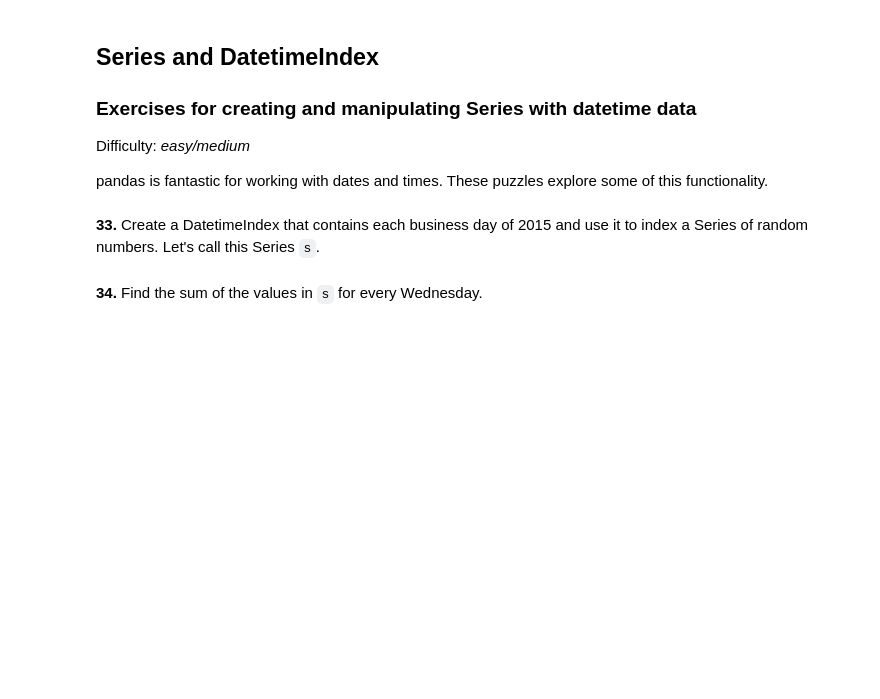
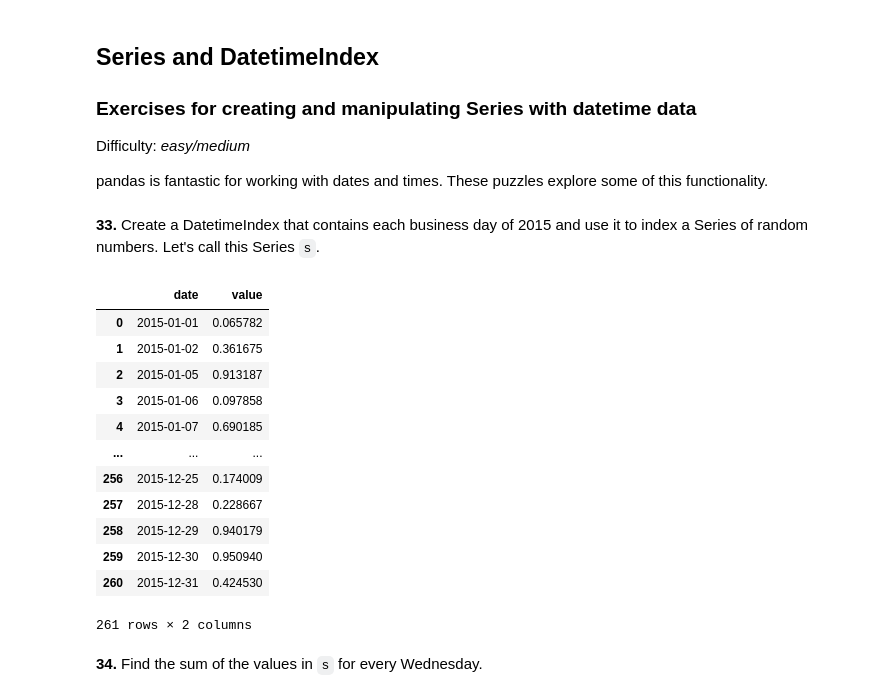
Before and after one commit to baxt1or/100_pandas_and_numpy_problems_with_solution, a Jupyter notebook: 100-pandas-puzzles.ipynb, the cells around one changed output. Saved outputs shown, nothing was run; the diff lists cells and outputs as text; code cells hidden in the pictures; blank space fills up the shorter version.

```diff
--- a/100-pandas-puzzles.ipynb
+++ b/100-pandas-puzzles.ipynb
@@ -668,5 +668,29 @@ Difficulty: *easy/medium*
 pandas is fantastic for working with dates and times. These puzzles explore some of this functionality.
 # %% [markdown]
 **33.** Create a DatetimeIndex that contains each business day of 2015 and use it to index a Series of random numbers. Let's call this Series `s`.
+# %%
+dti = pd.date_range(start='2015-01-01', end='2015-12-31', freq='B')
+df = pd.DataFrame({
+    "date" :  dti,
+    "value": np.random.rand(len(dti))
+})
+
+df["date"] = pd.to_datetime(df["date"])
+
+df
+# %% [output]
+|  | date | value |
+| 0 | 2015-01-01 | 0.065782 |
+| 1 | 2015-01-02 | 0.361675 |
+| 2 | 2015-01-05 | 0.913187 |
+| 3 | 2015-01-06 | 0.097858 |
+| 4 | 2015-01-07 | 0.690185 |
+| ... | ... | ... |
+| 256 | 2015-12-25 | 0.174009 |
+| 257 | 2015-12-28 | 0.228667 |
+| 258 | 2015-12-29 | 0.940179 |
+| 259 | 2015-12-30 | 0.950940 |
+| 260 | 2015-12-31 | 0.424530 |
+261 rows × 2 columns
 # %% [markdown]
 **34.** Find the sum of the values in `s` for every Wednesday.
```
Also changed, not shown: parts of 4 cells of this notebook.
